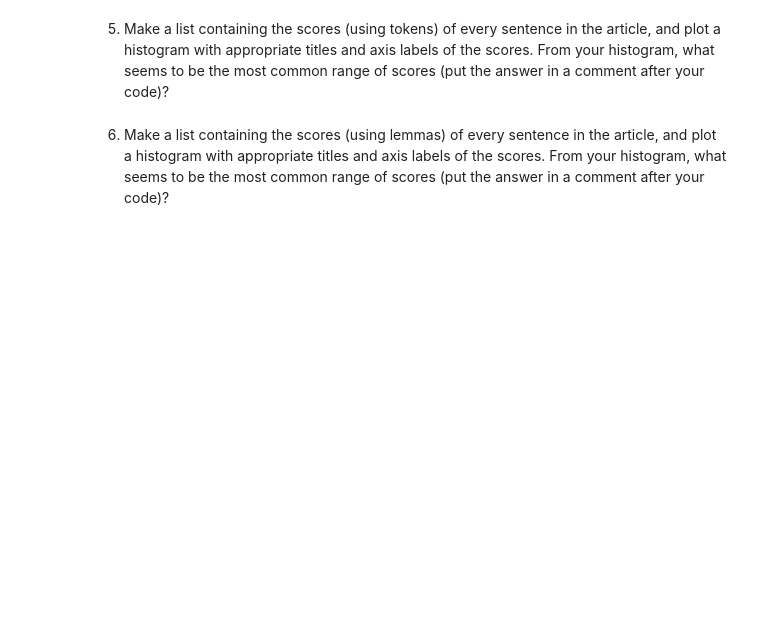
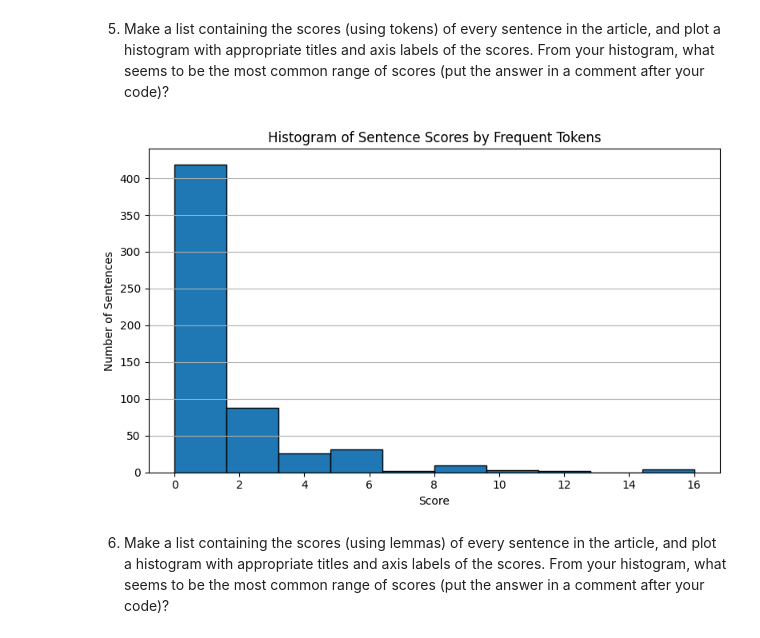
Before and after one commit to dfintel25/article-summarizer, a Jupyter notebook: article-summarizer.ipynb, the cells around one changed output. Saved outputs shown, nothing was run; the diff lists cells and outputs as text; code cells hidden in the pictures; blank space fills up the shorter version.

```diff
--- a/article-summarizer.ipynb
+++ b/article-summarizer.ipynb
@@ -53,0 +92,20 @@ All prereqs installed.
+# %%
+PICKLE_FILE = "article_html.pkl"
+
+# Load the article HTML from the pickle file
+with open(PICKLE_FILE, "rb") as f:
+    article_html = pickle.load(f)
+
+if article_html:
+    soup = BeautifulSoup(article_html, "html.parser")
+    article_text = soup.get_text()
+
+    # Perform sentiment analysis with TextBlob
+    blob = TextBlob(article_text)
+    polarity = blob.sentiment.polarity
+    num_sentences = len(blob.sentences)
+
+    print(f"Polarity score of the article: {polarity:.3f}")
+    print(f"Number of sentences in the article: {num_sentences}")
+else:
+    print("No article HTML found in the pickle file.")
@@ -58,4 +223,34 @@ All prereqs installed.
 # %% [markdown]
 5. Make a list containing the scores (using tokens) of every sentence in the article, and plot a histogram with appropriate titles and axis labels of the scores. From your histogram, what seems to be the most common range of scores (put the answer in a comment after your code)?
+# %%
+# Get top 5 frequent tokens as a list
+most_common_tokens = [token for token, freq in token_freq.most_common(5)]
+
+# Define scoring function
+def score_sentence_by_token(sentence_text, frequent_tokens):
+    sent_doc = nlp(sentence_text)
+    sent_tokens = [token.text.lower() for token in sent_doc]
+    score = sum(sent_tokens.count(tok) for tok in frequent_tokens)
+    return score
+
+# Get list of sentences from doc
+sentences = list(doc.sents)
+
+# Score each sentence
+scores = [score_sentence_by_token(sent.text, most_common_tokens) for sent in sentences]
+
+# Plot histogram
+plt.figure(figsize=(8, 5))
+plt.hist(scores, bins=10, edgecolor='black')
+plt.title("Histogram of Sentence Scores by Frequent Tokens")
+plt.xlabel("Score")
+plt.ylabel("Number of Sentences")
+plt.grid(axis='y')
+plt.tight_layout()
+plt.show()
+
+# From the histogram, the most common range of scores seems to be [insert your observation here]
+# %% [output]
+[figure, added]
 # %% [markdown]
 6. Make a list containing the scores (using lemmas) of every sentence in the article, and plot a histogram with appropriate titles and axis labels of the scores.  From your histogram, what seems to be the most common range of scores (put the answer in a comment after your code)?
```
Also changed, not shown: parts of 16 cells of this notebook, 1 other file.
